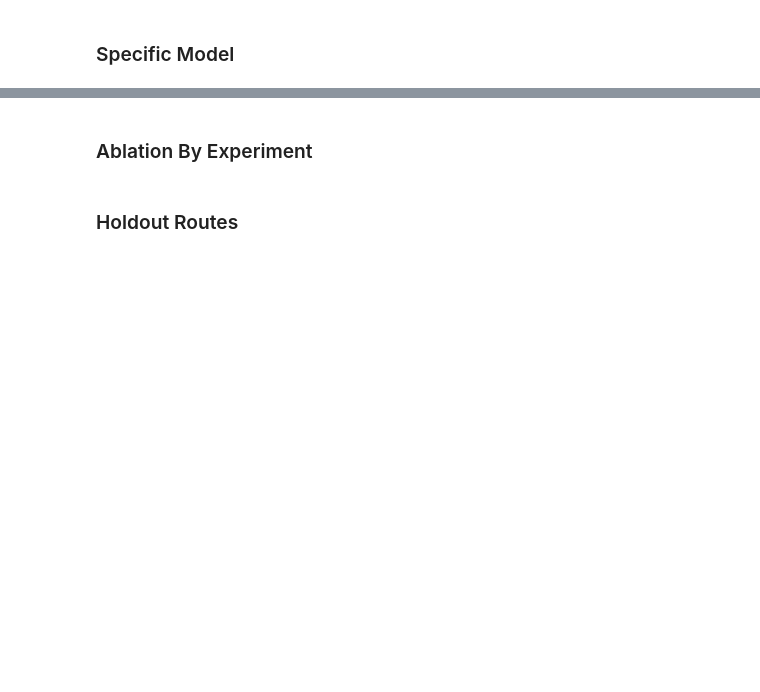
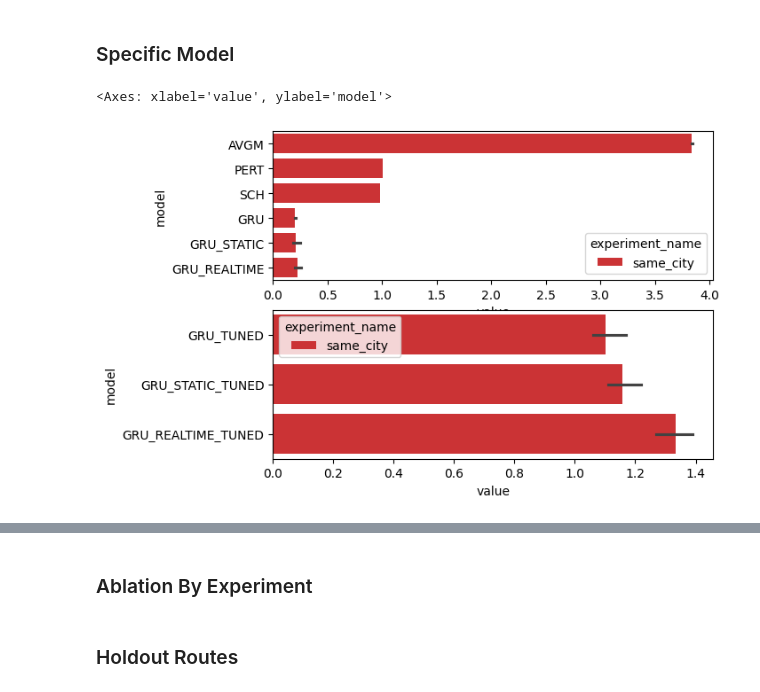
Before and after one commit to zackAemmer/open_bus_tools, a Jupyter notebook: notebooks/explore_results.ipynb, the cells around one changed output, grey strips where cells are left out. Saved outputs shown, nothing was run; the diff lists cells and outputs as text; code cells hidden in the pictures; blank space fills up the shorter version.

```diff
--- a/notebooks/explore_results.ipynb
+++ b/notebooks/explore_results.ipynb
@@ -64,12 +80,15 @@ all_res
 # %%
 fig, axes = plt.subplots(2,1)
-subset = all_res[all_res['metric']=='mae']
+subset = all_res[all_res['metric']=='mape']
 subset = subset[subset['experiment_name'].isin(['same_city'])]
 subset = subset[subset['model_archetype'].isin(['AVGM','PERT','SCH','GRU'])]
 sns.barplot(ax=axes[0], data=subset[subset['is_tuned']==False], x='value', y='model', hue='experiment_name', palette=plotting.PALETTE)
 sns.barplot(ax=axes[1], data=subset[subset['is_tuned']==True], x='value', y='model', hue='experiment_name', palette=plotting.PALETTE)
 # axes[0].set_xlim(0,0.5)
 # axes[1].set_xlim(0,0.5)
+# %% [output]
+<Axes: xlabel='value', ylabel='model'>
+[figure, added]
 # %%
 subset = all_out[all_out['model']=='GRU']
 subset = subset[subset['experiment_name']=='same_city']
```
Also changed, not shown: parts of 3 cells of this notebook, 2 other files.
